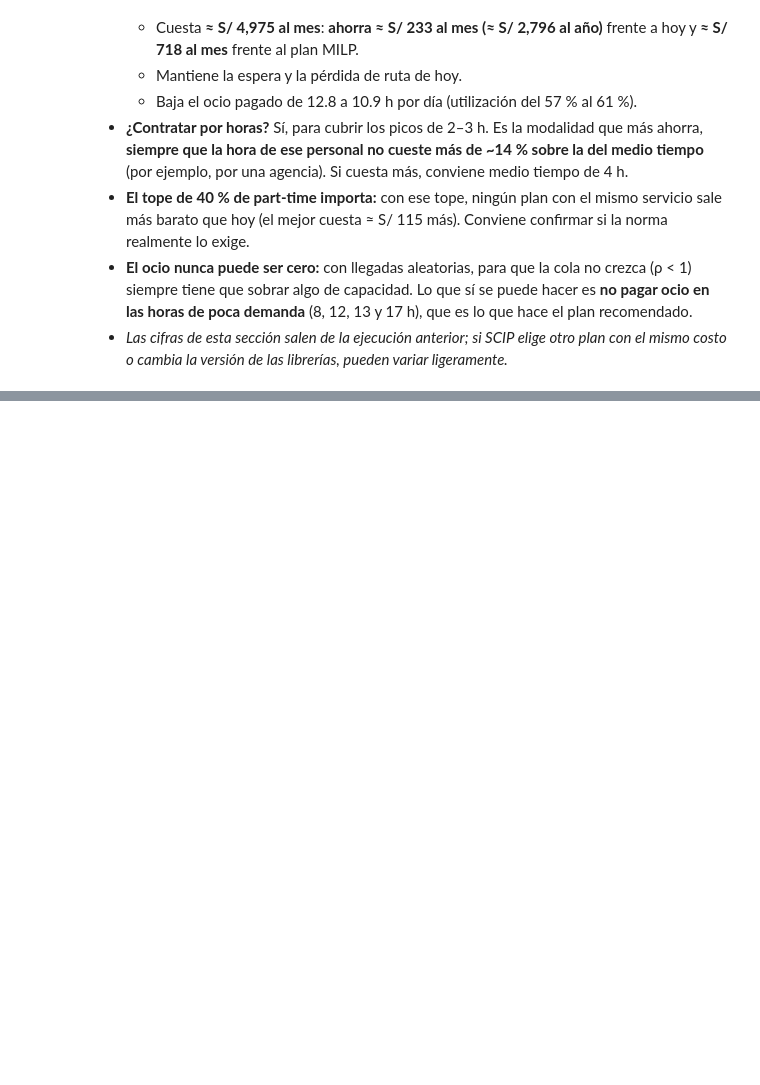
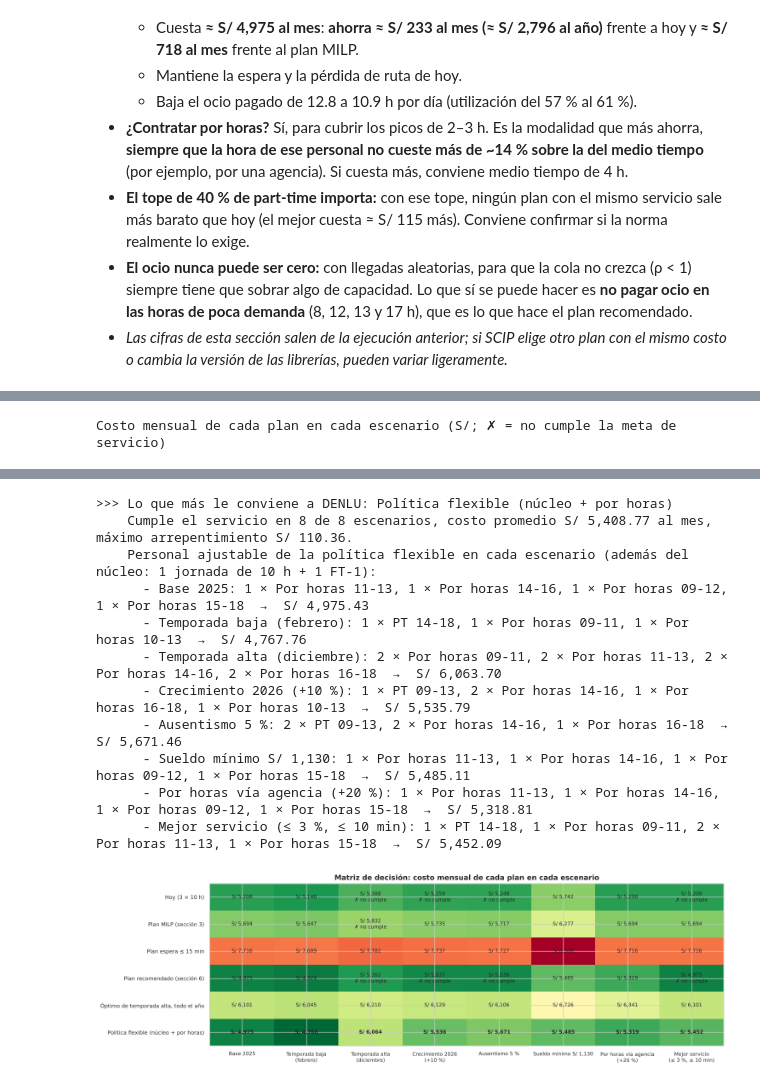
Before and after one commit to Efustion23/denlu-simulacion, a Jupyter notebook: Simulacion/Denlu.ipynb, the cells around one changed output, grey strips where cells are left out. Cells and saved outputs as stored; diff of their text form; code cells hidden in the pictures; blank space fills up the shorter version.

```diff
--- a/Simulacion/Denlu.ipynb
+++ b/Simulacion/Denlu.ipynb
@@ -683,10 +683,11 @@ T_RUTA = 72
 lambdas = df_diagnostico['Lambda (Ped/Hr)'].values
 mu_min = mu_individual_min
 
-def simular_dia(cobertura, rng):
-    """cobertura[i] = despachadores en turno en la hora 8+i. Devuelve esperas, rutas perdidas y minutos ocupados."""
+def simular_dia(cobertura, rng, lams=None):
+    """cobertura[i] = despachadores en turno en la hora 8+i; lams = λ por hora (por defecto, las del diagnóstico).
+    Devuelve esperas, rutas perdidas, minutos ocupados en la jornada y minutos de horas extra."""
     eventos, cola, seq = [], [], 0
-    for i, lam in enumerate(lambdas):                       # llegadas de cada hora
+    for i, lam in enumerate(lambdas if lams is None else lams):                       # llegadas de cada hora
         for _ in range(rng.poisson(lam)):
             heapq.heappush(eventos, (60 * i + 60 * rng.random(), 1, seq, 'llegada')); seq += 1
     for i in range(len(cobertura) + 1):                     # cambios de turno cada hora (y cierre a las 18:00)
@@ -969,0 +1111,53 @@ El plan sigue ahorrando mientras la hora del personal por horas cueste menos de
+# %%
+# 7.3 Matriz de decisión: cada plan candidato en los 8 escenarios
+CANDIDATOS = {
+    'Hoy (3 × 10 h)': {'Hoy: jornada de 10 h (08-18)': 3},
+    'Plan MILP (sección 3)': {'FT-1 (08-17, alm. 12-13)': 2, 'FT-3 (09-18, alm. 14-15)': 1, 'PT 09-13': 1, 'PT 14-18': 1},
+    'Plan espera ≤ 15 min': {'FT-1 (08-17, alm. 12-13)': 2, 'FT-2 (08-17, alm. 13-14)': 1, 'FT-3 (09-18, alm. 14-15)': 2, 'PT 14-18': 1},
+    'Plan recomendado (sección 6)': dict(rec['_plan']),
+    'Óptimo de temporada alta, todo el año': dict(optimos['Temporada alta (diciembre)'][0]),
+    'Política flexible (núcleo + por horas)': None,          # cambia el personal ajustable según el escenario
+}
+costos, cumple = {}, {}
+for cand, plan in CANDIDATOS.items():
+    for nombre, esc in ESCENARIOS.items():
+        r = flexibles[nombre][2] if plan is None else evaluar_escenario(plan, esc)
+        costos[(cand, nombre)], cumple[(cand, nombre)] = r['costo'], r['cumple']
+
+nombres = list(ESCENARIOS)
+mejor_por_esc = {e: min(costos[(c, e)] for c in CANDIDATOS if cumple[(c, e)]) for e in nombres}
+resumen = []
+for cand in CANDIDATOS:
+    arrep = [costos[(cand, e)] - mejor_por_esc[e] if cumple[(cand, e)] else np.inf for e in nombres]
+    resumen.append({'Plan': cand, 'Cumple el servicio en': f"{sum(cumple[(cand, e)] for e in nombres)} de {len(nombres)}",
+                    'Costo promedio (Laplace) S/': round(np.mean([costos[(cand, e)] for e in nombres]), 2),
+                    'Máximo arrepentimiento S/': round(max(arrep), 2) if np.isfinite(max(arrep)) else 'no cumple en algún escenario'})
+df_decision = pd.DataFrame(resumen)
+matriz = pd.DataFrame({e: [f"{costos[(c, e)]:,.0f}{'' if cumple[(c, e)] else ' ✗'}" for c in CANDIDATOS] for e in nombres}, index=list(CANDIDATOS))
+print("Costo mensual de cada plan en cada escenario (S/; ✗ = no cumple la meta de servicio)")
+display(matriz)
+display(df_decision)
+
+# Elección: el que cumple en más escenarios; a igualdad, el de menor arrepentimiento máximo y luego menor costo promedio
+clave = lambda f: (-int(f['Cumple el servicio en'].split()[0]), f['Máximo arrepentimiento S/'] if isinstance(f['Máximo arrepentimiento S/'], float) else np.inf, f['Costo promedio (Laplace) S/'])
+eleccion = min(resumen, key=clave)
+print(f"\n>>> Lo que más le conviene a DENLU: {eleccion['Plan']}")
+print(f"    Cumple el servicio en {eleccion['Cumple el servicio en']} escenarios, costo promedio S/ {eleccion['Costo promedio (Laplace) S/']:,.2f} al mes, "
+      f"máximo arrepentimiento S/ {eleccion['Máximo arrepentimiento S/']:,.2f}.")
+print("    Personal ajustable de la política flexible en cada escenario (además del núcleo: 1 jornada de 10 h + 1 FT-1):")
+for e in nombres:
+    print(f"      - {e}: {', '.join(f'{n} × {t}' for t, n in flexibles[e][0].items() if t not in NUCLEO) or 'nadie más'}  →  S/ {flexibles[e][2]['costo']:,.2f}")
+
+fig, ax = plt.subplots(figsize=(15, 4.8))
+valores = np.array([[costos[(c, e)] for e in nombres] for c in CANDIDATOS])
+ax.imshow(valores, cmap='RdYlGn_r', aspect='auto')
+for i, c in enumerate(CANDIDATOS):
+    for j, e in enumerate(nombres):
+        ax.text(j, i, f"S/ {valores[i, j]:,.0f}" + ("" if cumple[(c, e)] else "\n✗ no cumple"), ha='center', va='center', fontsize=8.5,
+                fontweight='bold' if c == eleccion['Plan'] else 'normal')
+ax.set_xticks(range(len(nombres)), [e.replace(' (', '\n(') for e in nombres], fontsize=8.5)
+ax.set_yticks(range(len(CANDIDATOS)), list(CANDIDATOS), fontsize=9)
+ax.set_title('Matriz de decisión: costo mensual de cada plan en cada escenario', fontweight='bold')
+plt.tight_layout(); plt.show()
+# %% [output]
+Costo mensual de cada plan en cada escenario (S/; ✗ = no cumple la meta de servicio)
@@ -969,0 +1178,12 @@ El plan sigue ahorrando mientras la hora del personal por horas cueste menos de
+>>> Lo que más le conviene a DENLU: Política flexible (núcleo + por horas)
+    Cumple el servicio en 8 de 8 escenarios, costo promedio S/ 5,408.77 al mes, máximo arrepentimiento S/ 110.36.
+    Personal ajustable de la política flexible en cada escenario (además del núcleo: 1 jornada de 10 h + 1 FT-1):
+      - Base 2025: 1 × Por horas 11-13, 1 × Por horas 14-16, 1 × Por horas 09-12, 1 × Por horas 15-18  →  S/ 4,975.43
+      - Temporada baja (febrero): 1 × PT 14-18, 1 × Por horas 09-11, 1 × Por horas 10-13  →  S/ 4,767.76
+      - Temporada alta (diciembre): 2 × Por horas 09-11, 2 × Por horas 11-13, 2 × Por horas 14-16, 2 × Por horas 16-18  →  S/ 6,063.70
+      - Crecimiento 2026 (+10 %): 1 × PT 09-13, 2 × Por horas 14-16, 1 × Por horas 16-18, 1 × Por horas 10-13  →  S/ 5,535.79
+      - Ausentismo 5 %: 2 × PT 09-13, 2 × Por horas 14-16, 1 × Por horas 16-18  →  S/ 5,671.46
+      - Sueldo mínimo S/ 1,130: 1 × Por horas 11-13, 1 × Por horas 14-16, 1 × Por horas 09-12, 1 × Por horas 15-18  →  S/ 5,485.11
+      - Por horas vía agencia (+20 %): 1 × Por horas 11-13, 1 × Por horas 14-16, 1 × Por horas 09-12, 1 × Por horas 15-18  →  S/ 5,318.81
+      - Mejor servicio (≤ 3 %, ≤ 10 min): 1 × PT 14-18, 1 × Por horas 09-11, 2 × Por horas 11-13, 1 × Por horas 15-18  →  S/ 5,452.09
+[figure, added]
```
Also changed, not shown: parts of 5 cells of this notebook, 6 other files.
